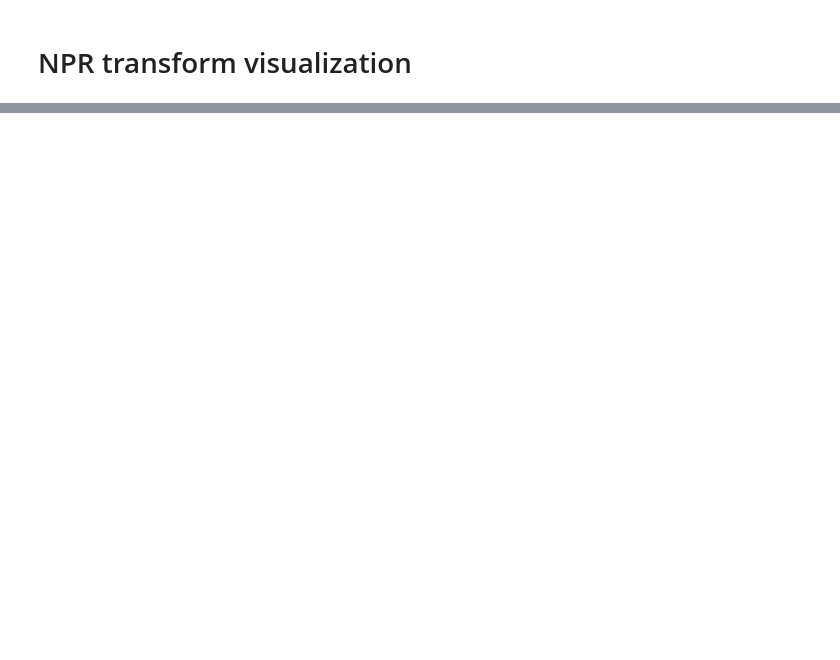
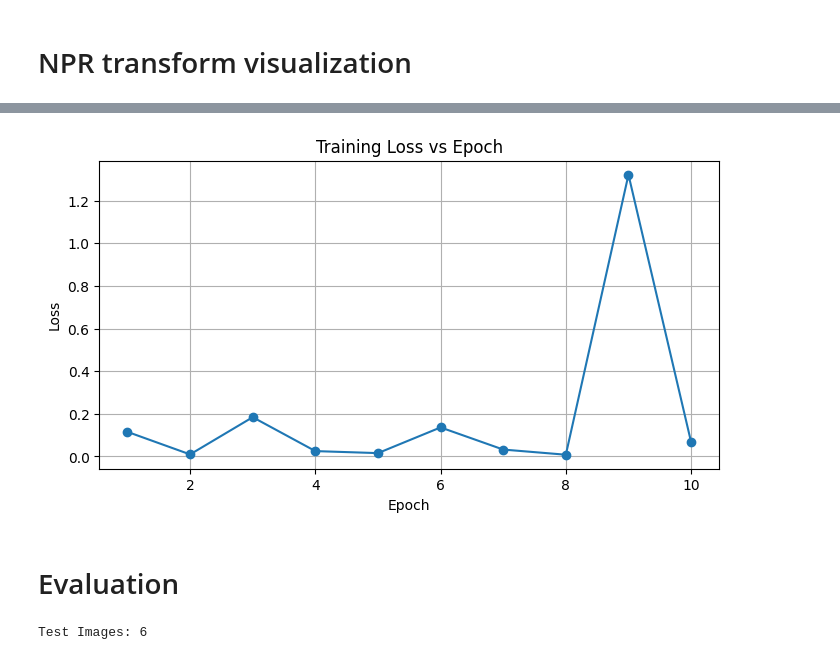
Before and after one commit to shrestha-rujal/ai-image-detector, a Jupyter notebook: npr_exploration.ipynb, the cells around one changed output, grey strips where cells are left out. Saved outputs shown, nothing was run; the diff lists cells and outputs as text; code cells hidden in the pictures; blank space fills up the shorter version.

Commit message:
Add model training, full dataset and model evaluation

```diff
--- a/npr_exploration.ipynb
+++ b/npr_exploration.ipynb
@@ -88,0 +95,2 @@ plt.show()
+# %%
+model = models.resnet50(weights=None)
@@ -88,0 +101,10 @@ plt.show()
+# %%
+model.fc = nn.Linear(in_features=2048, out_features=1)
+# %%
+model.eval()
+
+with torch.no_grad():
+  output = model(images)
+
+print("Output Shape:", output.shape)
+print("Output Values:", output)
@@ -88,0 +135,34 @@ plt.show()
+# %%
+criterion = nn.BCEWithLogitsLoss()
+optimizer = optim.Adam(model.parameters(), lr = 0.0002)
+# %%
+NUM_EPOCH = 10
+losses = []
+
+for epoch in range(NUM_EPOCH):
+  model.train()
+  running_loss = 0.0
+
+  for images, labels in train_loader:
+    labels = labels.float().unsqueeze(1)
+
+    optimizer.zero_grad()
+    output = model(images)
+    loss = criterion(output, labels)
+    loss.backward()
+    optimizer.step()
+
+    running_loss += loss.item()
+
+  avg_loss = running_loss / len(train_loader)
+  losses.append(avg_loss)
+  print(f"Epoch {epoch+1}/{NUM_EPOCH} - Loss: {avg_loss:.4f}")
+
+plt.figure(figsize=(8,4))
+plt.plot(range(1, NUM_EPOCH+1), losses, marker = 'o')
+plt.title("Training Loss vs Epoch")
+plt.xlabel("Epoch")
+plt.ylabel("Loss")
+plt.grid(True)
+plt.show()
+# %% [output]
@@ -88,0 +179,10 @@ plt.show()
+[figure, added]
+# %% [markdown]
+# Evaluation
+# %%
+test_dataset = ImageFolder(root = "images/test", transform = transform)
+test_loader = DataLoader(test_dataset, batch_size=4, shuffle = False)
+
+print("Test Images:", len(test_dataset))
+# %% [output]
+Test Images: 6
```
Also changed, not shown: parts of 9 cells of this notebook, 3 other files.
